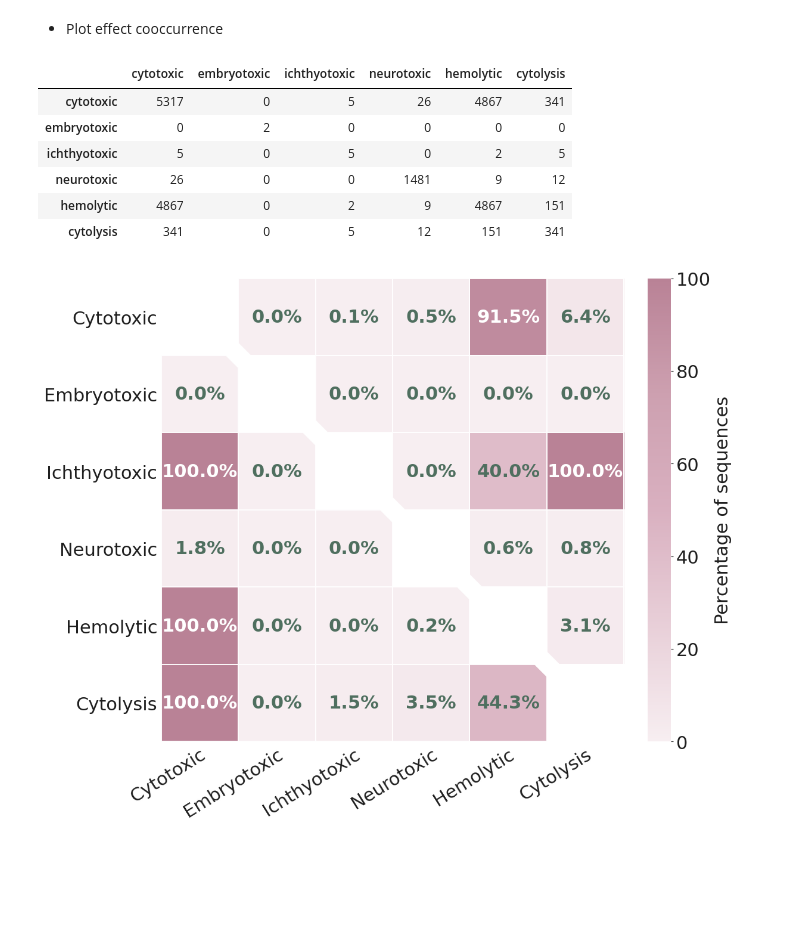
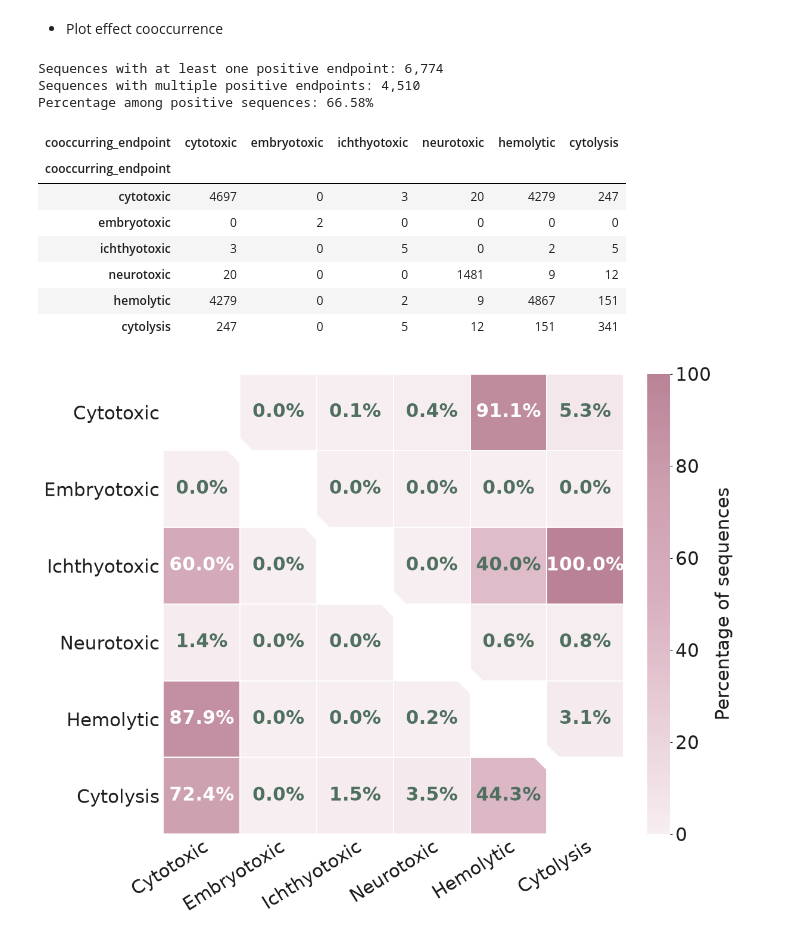
Before and after one commit to kren-ai-lab/maomao, a Jupyter notebook: notebooks_and_scripts/sequence_distribution_analysis/graph_description_data.ipynb, the cells around one changed output. Cells and saved outputs as stored; diff of their text form; code cells hidden in the pictures; blank space fills up the shorter version.

```diff
--- a/notebooks_and_scripts/sequence_distribution_analysis/graph_description_data.ipynb
+++ b/notebooks_and_scripts/sequence_distribution_analysis/graph_description_data.ipynb
@@ -16,3 +13,5 @@ df_ambiguous = pd.read_csv("../../processed_data/processed_data/processed_ambigu
+# %%
+df_pivote_class = pd.read_csv("../../processed_data/processed_data/maomao_sequence_pivot.csv")
 # %% [markdown]
 - Graph of number of effects per sequences
 # %%
@@ -52,22 +55,29 @@ fig, ax, summary_counts, summary_pct = plot_dataset_composition_by_endpoint_hori
 # %% [markdown]
 - Plot effect cooccurrence
 # %%
-results = compute_effect_cooccurrence(df_pivote_class)
+results = compute_effect_cooccurrence(
+    df_pivote_class,
+    verbose=True,
+)
 
 cooccurrence_matrix = results["cooccurrence_matrix"]
 row_totals = results["row_totals"]
 effect_binary = results["effect_binary"]
 summary = results["summary"]
 
 cooccurrence_matrix
 # %% [output]
+Sequences with at least one positive endpoint: 6,774
+Sequences with multiple positive endpoints: 4,510
+Percentage among positive sequences: 66.58%
-|  | cytotoxic | embryotoxic | ichthyotoxic | neurotoxic | hemolytic | cytolysis |
-| cytotoxic | 5317 | 0 | 5 | 26 | 4867 | 341 |
+| cooccurring_endpoint | cytotoxic | embryotoxic | ichthyotoxic | neurotoxic | hemolytic | cytolysis |
+| cooccurring_endpoint |  |  |  |  |  |  |
+| cytotoxic | 4697 | 0 | 3 | 20 | 4279 | 247 |
 | embryotoxic | 0 | 2 | 0 | 0 | 0 | 0 |
-| ichthyotoxic | 5 | 0 | 5 | 0 | 2 | 5 |
-| neurotoxic | 26 | 0 | 0 | 1481 | 9 | 12 |
-| hemolytic | 4867 | 0 | 2 | 9 | 4867 | 151 |
-| cytolysis | 341 | 0 | 5 | 12 | 151 | 341 |
+| ichthyotoxic | 3 | 0 | 5 | 0 | 2 | 5 |
+| neurotoxic | 20 | 0 | 0 | 1481 | 9 | 12 |
+| hemolytic | 4279 | 0 | 2 | 9 | 4867 | 151 |
+| cytolysis | 247 | 0 | 5 | 12 | 151 | 341 |
 # %%
 fig, ax, im, cbar, overlap_pct = plot_all_effects_cooccurrence_heatmap(
     cooccurrence_matrix=cooccurrence_matrix,
@@ -77,4 +87,4 @@ fig, ax, im, cbar, overlap_pct = plot_all_effects_cooccurrence_heatmap(
     figsize=(12, 9.5)
 )
 # %% [output]
-[figure, old version]
+[figure, new version]
```
Also changed, not shown: parts of 3 cells of this notebook, 1 other file.
